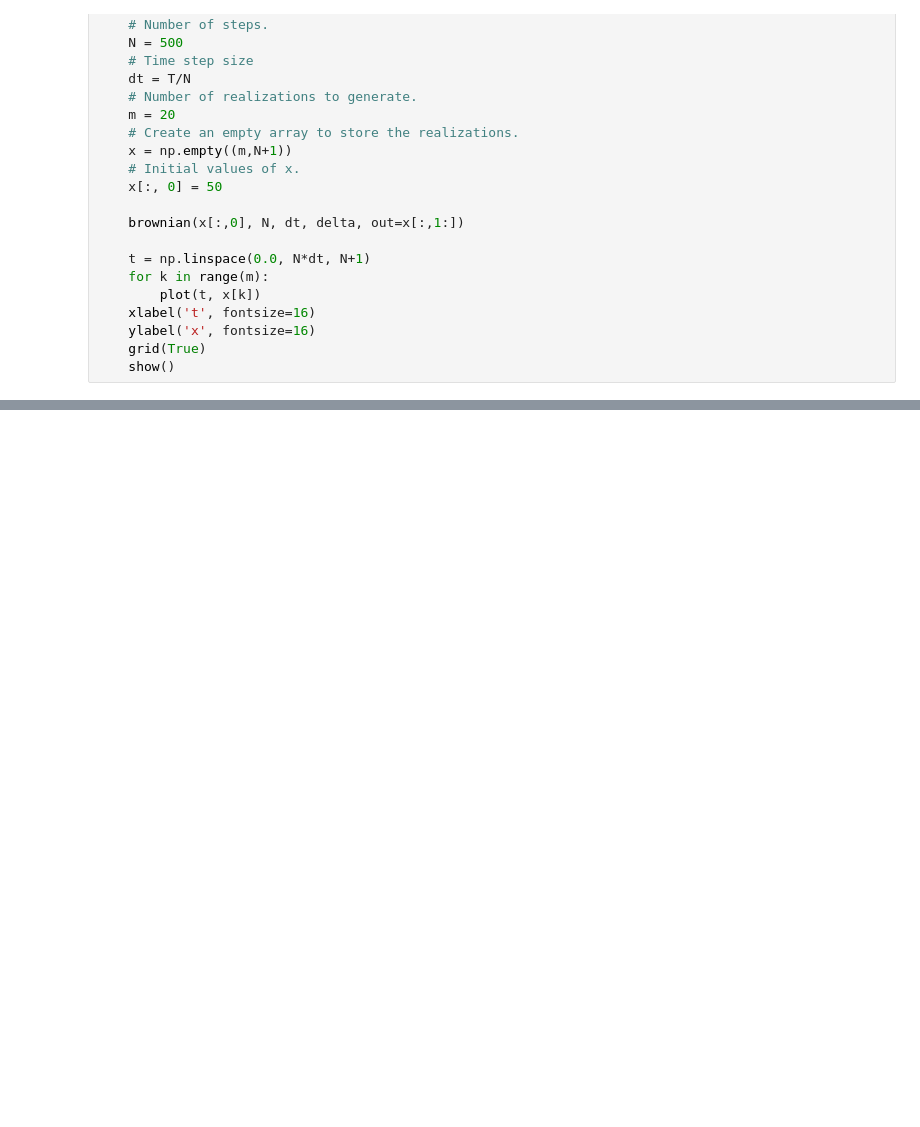
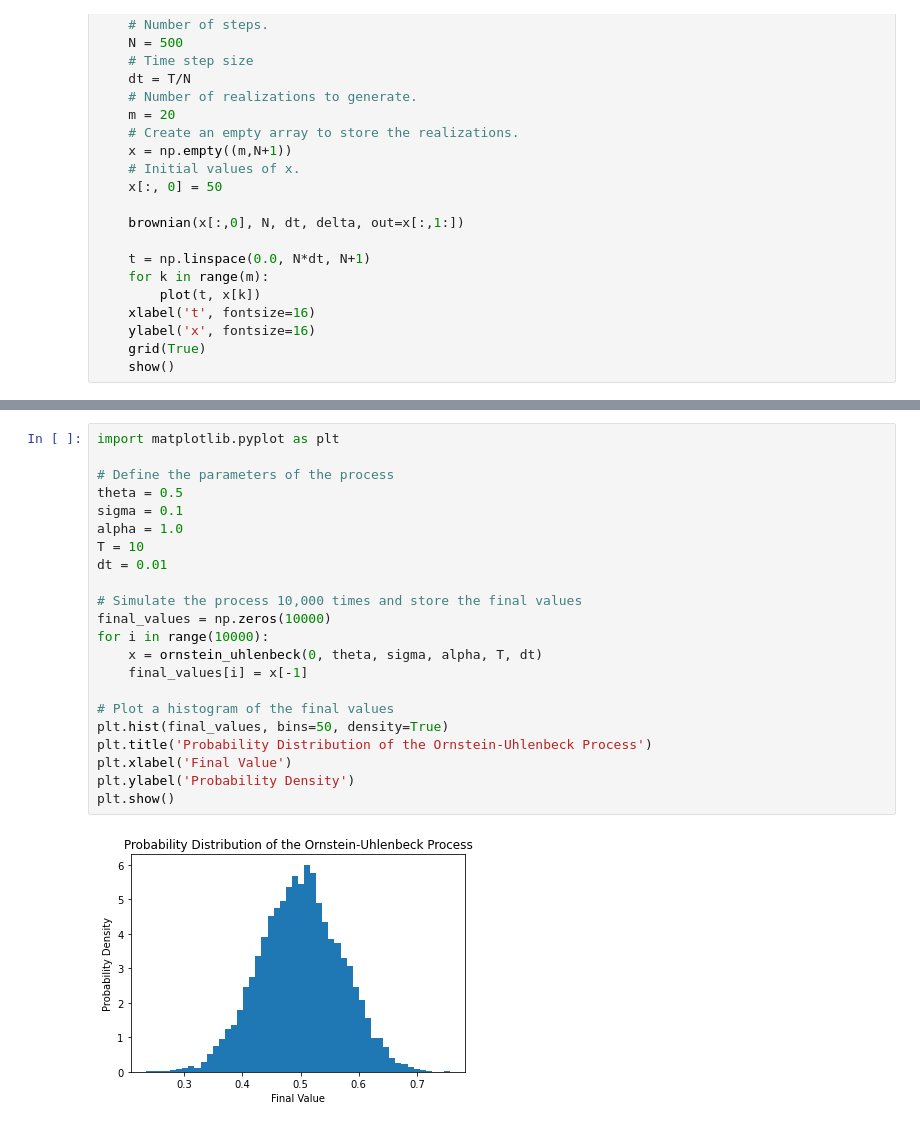
Before and after one commit to JD-X1/Aegis, a Jupyter notebook: apollyon/Untitled.ipynb, the cells around one changed output, grey strips where cells are left out. Saved outputs shown, nothing was run; the diff lists cells and outputs as text; blank space fills up the shorter version.

```diff
--- a/apollyon/Untitled.ipynb
+++ b/apollyon/Untitled.ipynb
@@ -102,0 +168,24 @@ main()
+# %%
+import matplotlib.pyplot as plt
+
+# Define the parameters of the process
+theta = 0.5
+sigma = 0.1
+alpha = 1.0
+T = 10
+dt = 0.01
+
+# Simulate the process 10,000 times and store the final values
+final_values = np.zeros(10000)
+for i in range(10000):
+    x = ornstein_uhlenbeck(0, theta, sigma, alpha, T, dt)
+    final_values[i] = x[-1]
+
+# Plot a histogram of the final values
+plt.hist(final_values, bins=50, density=True)
+plt.title('Probability Distribution of the Ornstein-Uhlenbeck Process')
+plt.xlabel('Final Value')
+plt.ylabel('Probability Density')
+plt.show()
+# %% [output]
+[figure, added]
```
Also changed, not shown: parts of 3 cells of this notebook, 2 other files.
